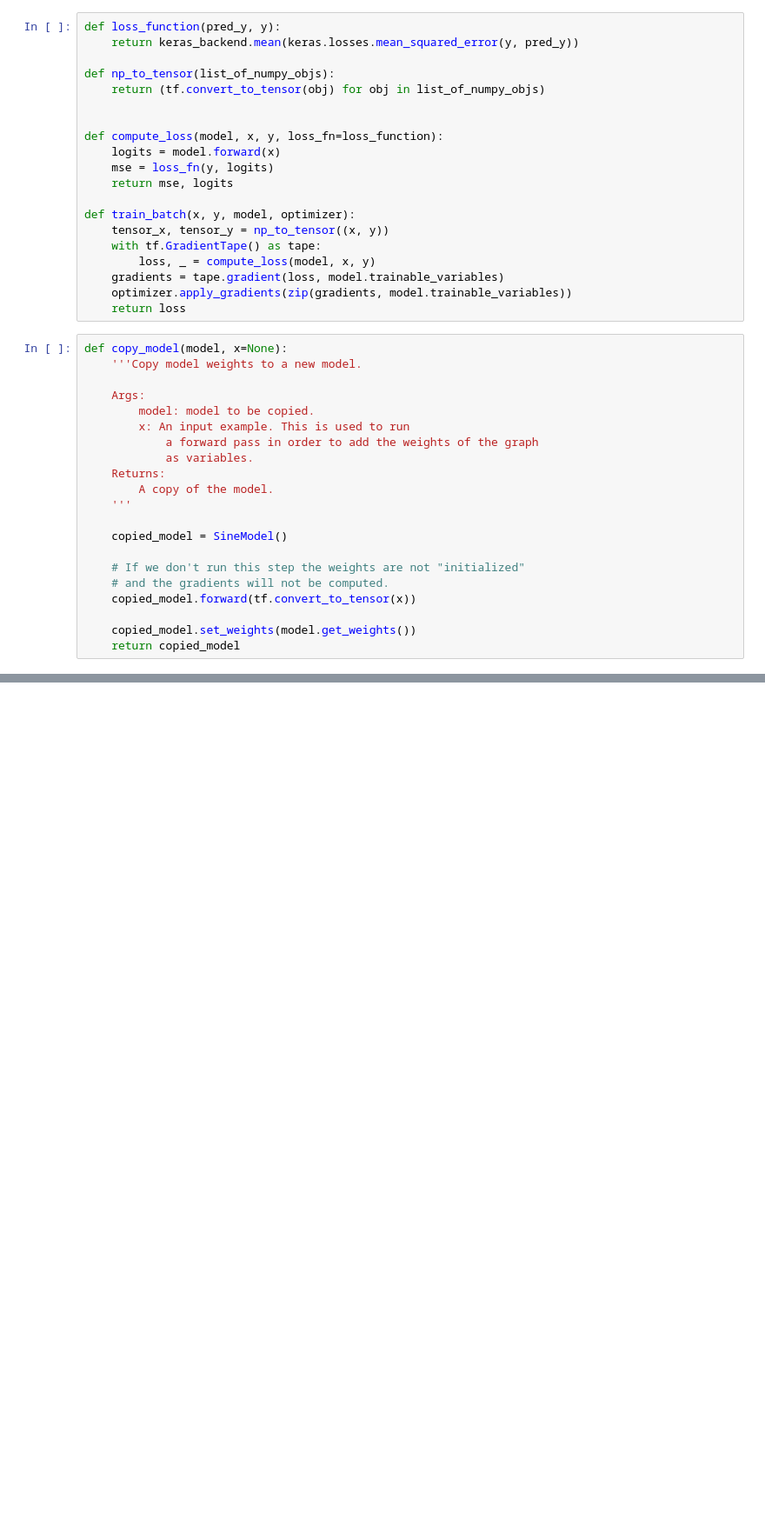
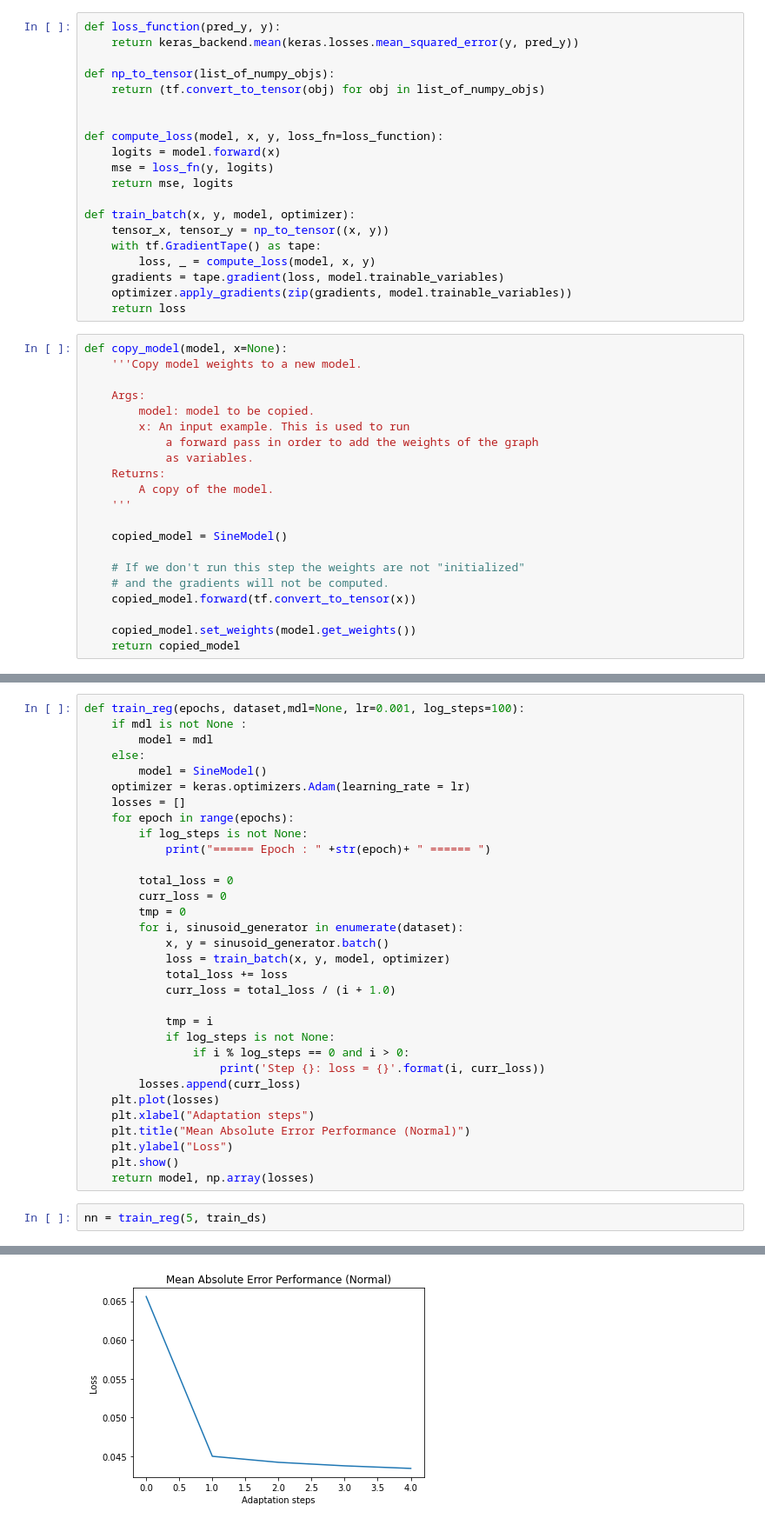
Before and after one commit to hfahrudin/reptile_implement_tf2, a Jupyter notebook: reptile.ipynb, the cells around one changed output, grey strips where cells are left out. Shown at 87% size. Cells and saved outputs as stored; diff of their text form; blank space fills up the shorter version.

```diff
--- a/reptile.ipynb
+++ b/reptile.ipynb
@@ -145,0 +150,35 @@ def copy_model(model, x=None):
+# %%
+def train_reg(epochs, dataset,mdl=None, lr=0.001, log_steps=100):
+    if mdl is not None :
+        model = mdl
+    else:
+        model = SineModel()
+    optimizer = keras.optimizers.Adam(learning_rate = lr)
+    losses = []
+    for epoch in range(epochs):
+        if log_steps is not None:
+            print("====== Epoch : " +str(epoch)+ " ====== ")
+
+        total_loss = 0
+        curr_loss = 0
+        tmp = 0
+        for i, sinusoid_generator in enumerate(dataset):
+            x, y = sinusoid_generator.batch()
+            loss = train_batch(x, y, model, optimizer)
+            total_loss += loss
+            curr_loss = total_loss / (i + 1.0)
+
+            tmp = i
+            if log_steps is not None:
+                if i % log_steps == 0 and i > 0:
+                    print('Step {}: loss = {}'.format(i, curr_loss))
+        losses.append(curr_loss)
+    plt.plot(losses)
+    plt.xlabel("Adaptation steps")
+    plt.title("Mean Absolute Error Performance (Normal)")
+    plt.ylabel("Loss")
+    plt.show()
+    return model, np.array(losses)
+# %%
+nn = train_reg(5, train_ds)
+# %% [output]
@@ -145,0 +202 @@ def copy_model(model, x=None):
+[figure, added]
```
Also changed, not shown: parts of 15 cells of this notebook, 1 other file.
